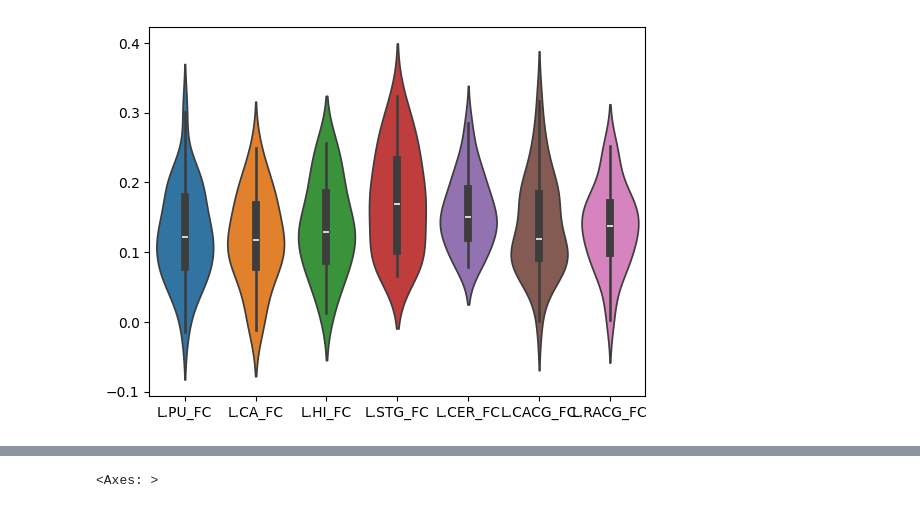
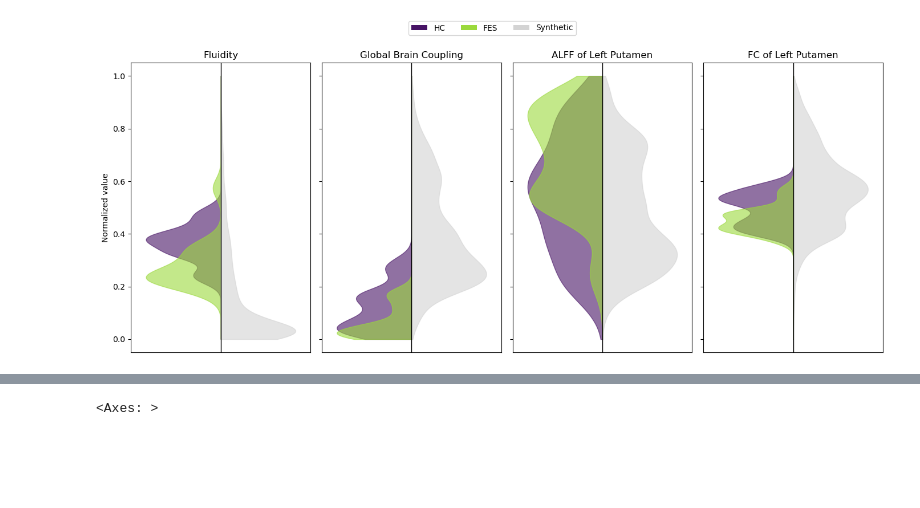
Before and after one commit to giapre/scadv, a Jupyter notebook: notebooks/plot_emp_features.ipynb, the cells around one changed output, grey strips where cells are left out. Cells and saved outputs as stored; diff of their text form; code cells hidden in the pictures; blank space fills up the shorter version.

```diff
--- a/notebooks/plot_emp_features.ipynb
+++ b/notebooks/plot_emp_features.ipynb
@@ -9,3 +9,19 @@ from synth_pat.paths import Paths
 # %%
 daniela = pd.read_csv(f'{Paths.DATA}/ALL_daniela_full_extracted_features.csv', index_col = 'pid')
 traditional = pd.read_csv(f'{Paths.DATA}/ALL_traditional_full_extracted_features.csv', index_col = 'pid')
+
+all_synth_df = []
+for pid in os.listdir(Paths.RESULTS):
+    file_dir = f'{Paths.RESULTS}/{pid}/bold_sweep_extracted_features.csv'
+    df = pd.read_csv(file_dir, index_col=0)
+    df['pid']
+    all_synth_df.append(df)
+
+synth_res_df = pd.concat(all_synth_df, axis=0)
+demo = pd.read_csv(f'{Paths.DATA}/full_demographics.csv', index_col='SubjectID')
+traditional['diagnosis'] = demo['diagnosis']
+
+list1 = [2019052302, 2015120501, 2019012101, 2015060902, 2015111402, 2019012402, 2019052301, 2015061901, 2015121001, 2015120401, 2015060401, 2015052501]
+tt = [pid for pid in traditional.index if pid not in list1]
+ttdf = traditional.loc[tt]
+meddf = daniela.loc[list1]
@@ -17,4 +255,77 @@ plt.scatter(traditional['GBC'], traditional['VAR_FCD'])
 # %%
-to_plot = ['L.PU_FC','L.CA_FC','L.HI_FC','L.STG_FC','L.CER_FC','L.CACG_FC','L.RACG_FC']
-sns.violinplot(daniela[to_plot])
+import numpy as np
+import matplotlib.pyplot as plt
+from scipy.stats import gaussian_kde
+from sklearn.preprocessing import MinMaxScaler
+from matplotlib.patches import Patch
+
+import matplotlib.cm as cm
+
+viridis = cm.get_cmap('viridis')
+
+hc_color = viridis(0.05)      # purple-blue
+patient_color = viridis(0.85) # yellow-green
+
+features = {
+    'VAR_FCD': 'Fluidity',
+    'GBC': 'Global Brain Coupling',
+    'L.PU_ALFF': 'ALFF of Left Putamen',
+    'L.PU_FC': 'FC of Left Putamen'
+}
+
+fig, axes = plt.subplots(1, len(features), figsize=(14,6), sharey=True)
+
+for ax, (feat, label) in zip(axes, features.items()):
+
+    # --- collect data ---
+    hc = traditional.loc[traditional['diagnosis']=='HC', feat].dropna()
+    patients = traditional.loc[traditional['diagnosis']!='HC', feat].dropna()
+    synth = synth_res_df[feat].dropna()
+
+    # --- normalize ---
+    scaler = MinMaxScaler()
+    combined = np.concatenate([hc, patients, synth]).reshape(-1,1)
+    scaler.fit(combined)
+
+    hc = scaler.transform(hc.values.reshape(-1,1)).flatten()
+    patients = scaler.transform(patients.values.reshape(-1,1)).flatten()
+    synth = scaler.transform(synth.values.reshape(-1,1)).flatten()
+
+    # grid
+    y = np.linspace(0,1,300)
+
+    kde_hc = gaussian_kde(hc,bw_method=0.4)(y)
+    kde_pat = gaussian_kde(patients, bw_method=0.4)(y)
+    kde_syn = gaussian_kde(synth, bw_method=0.2)(y)
+
+    kde_hc /= kde_hc.max()
+    kde_pat /= kde_pat.max()
+    kde_syn /= kde_syn.max()
+
+    # left half overlays (traditional)
+    ax.fill_betweenx(y, -kde_hc, 0, color=hc_color, alpha=0.6)
+    ax.fill_betweenx(y, -kde_pat, 0, color=patient_color, alpha=0.6)
+
+    # right half (synthetic)
+    ax.fill_betweenx(y, 0, kde_syn, color='lightgray', alpha=0.6)
+
+    ax.axvline(0, color='black', lw=1)
+
+    ax.set_xlim(-1.2,1.2)
+    ax.set_title(label)
+    ax.set_xticks([])
+
+axes[0].set_ylabel("Normalized value")
+
+# legend
+legend_elements = [
+    Patch(facecolor=hc_color, label='HC'),
+    Patch(facecolor=patient_color, label='FES'),
+    Patch(facecolor='lightgray', label='Synthetic')
+]
+
+fig.legend(handles=legend_elements, loc='upper center', ncol=3)
+
+plt.tight_layout(rect=[0,0,1,0.93])
+plt.show()
 # %% [output]
@@ -22 +332 @@ sns.violinplot(daniela[to_plot])
-[figure, old version]
+[figure, new version]
```
Also changed, not shown: parts of 12 cells of this notebook, 33 other files.
